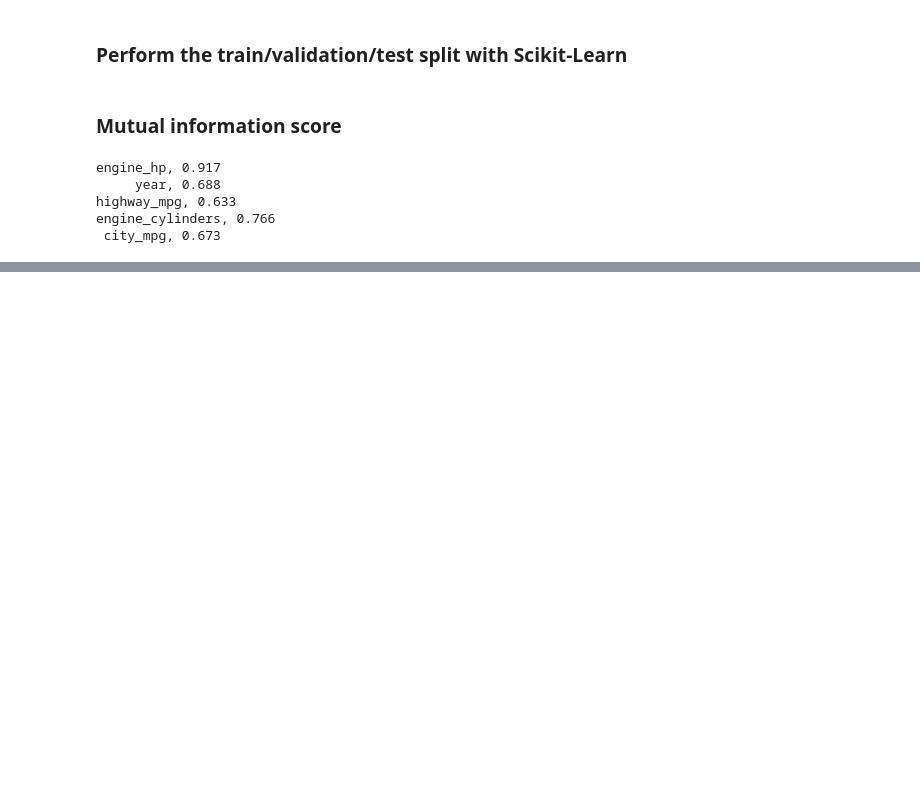
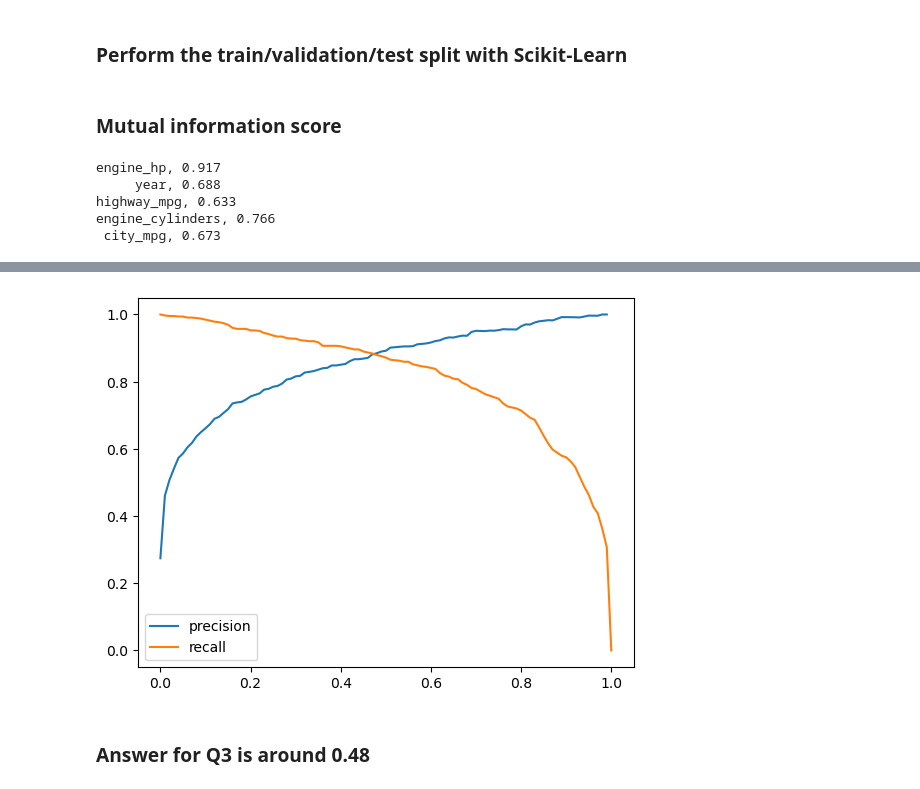
Before and after one commit to MingJunLim/ml-zoomcamp, a Jupyter notebook: Week_4/HW_Week4.ipynb, the cells around one changed output, grey strips where cells are left out. Cells and saved outputs as stored; diff of their text form; code cells hidden in the pictures; blank space fills up the shorter version.

```diff
--- a/Week_4/HW_Week4.ipynb
+++ b/Week_4/HW_Week4.ipynb
@@ -108,0 +184,31 @@ engine_cylinders, 0.766
+# %%
+# CREATING CONFUSION MATRIX:
+def confusion_matrix_dataframe(y_val, y_pred):
+    scores = []
+
+    thresholds = np.linspace(0, 1, 101)
+
+    for t in thresholds:
+        actual_positive = (y_val == 1)
+        actual_negative = (y_val == 0)
+
+        predict_positive = (y_pred >= t)
+        predict_negative = (y_pred < t)
+
+        tp = (predict_positive & actual_positive).sum()
+        tn = (predict_negative & actual_negative).sum()
+
+        fp = (predict_positive & actual_negative).sum()
+        fn = (predict_negative & actual_positive).sum()
+
+        scores.append((t, tp, fp, fn, tn))
+
+    columns = ['threshold', 'tp', 'fp', 'fn', 'tn']
+    df_scores = pd.DataFrame(scores, columns=columns)
+
+    return df_scores
+
+
+# IMPLEMENTATION OF FUNCTION:
+df_scores = confusion_matrix_dataframe(y_val, y_pred)
+df_scores[::10]
@@ -108,0 +228,15 @@ engine_cylinders, 0.766
+# %%
+# ADDING THE COLUMNS:
+df_scores['p'] = df_scores.tp / (df_scores.tp + df_scores.fp)
+df_scores['r'] = df_scores.tp / (df_scores.tp + df_scores.fn)
+# %%
+# INSPECTING THE CURVES:
+plt.plot(df_scores.threshold, df_scores.p, label='precision')
+plt.plot(df_scores.threshold, df_scores.r, label='recall')
+
+plt.legend()
+plt.show()
+# %% [output]
+[figure, added]
+# %% [markdown]
+### Answer for Q3 is around 0.48
```
Also changed, not shown: parts of 17 cells of this notebook.
